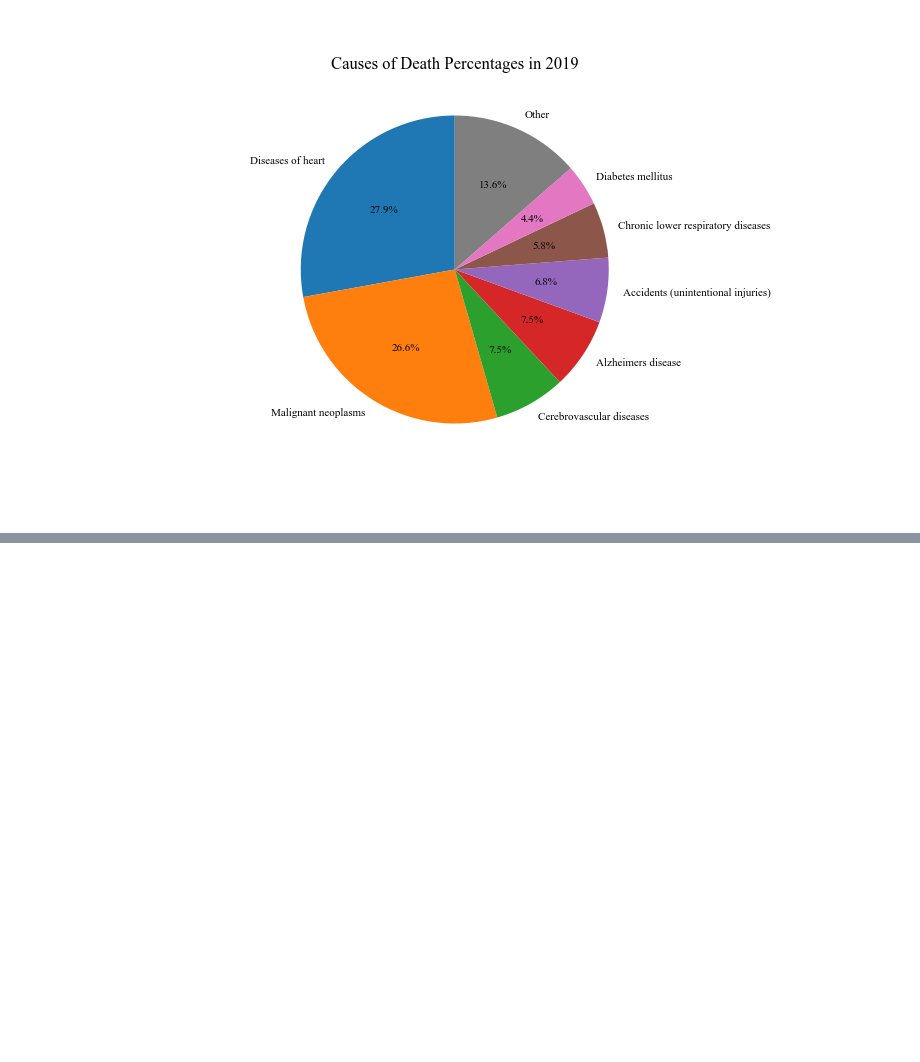
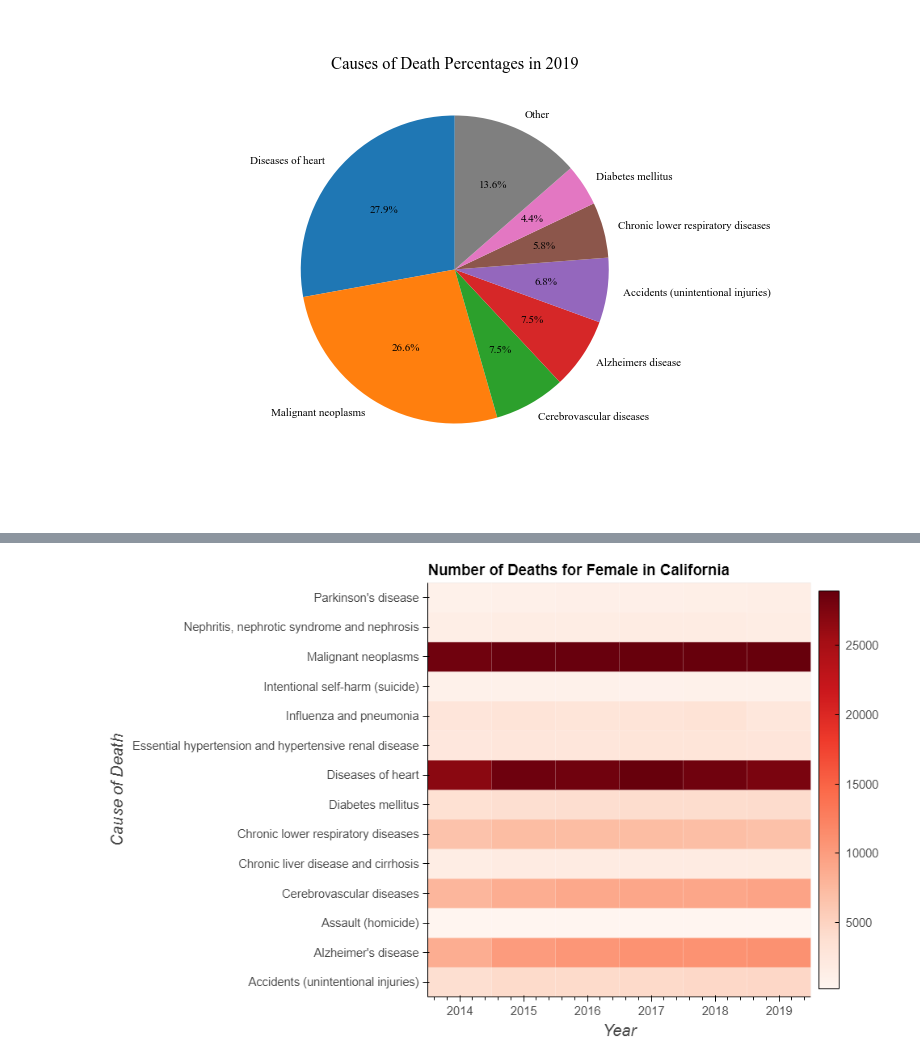
Before and after one commit to jasoonn/Analysis-of-California-Deaths, a Jupyter notebook: visualizations.ipynb, the cells around one changed output, grey strips where cells are left out. Cells and saved outputs as stored; diff of their text form; code cells hidden in the pictures; blank space fills up the shorter version.

```diff
--- a/visualizations.ipynb
+++ b/visualizations.ipynb
@@ -59,0 +64,4 @@ Image("visualization/causeOfDeaths/total_death_percentage_pie.png")
+# %%
+Image("visualization/gender/Number of Deaths for Female in California.PNG")
+# %% [output]
+[figure, added]
```
Also changed, not shown: parts of 2 cells of this notebook.
